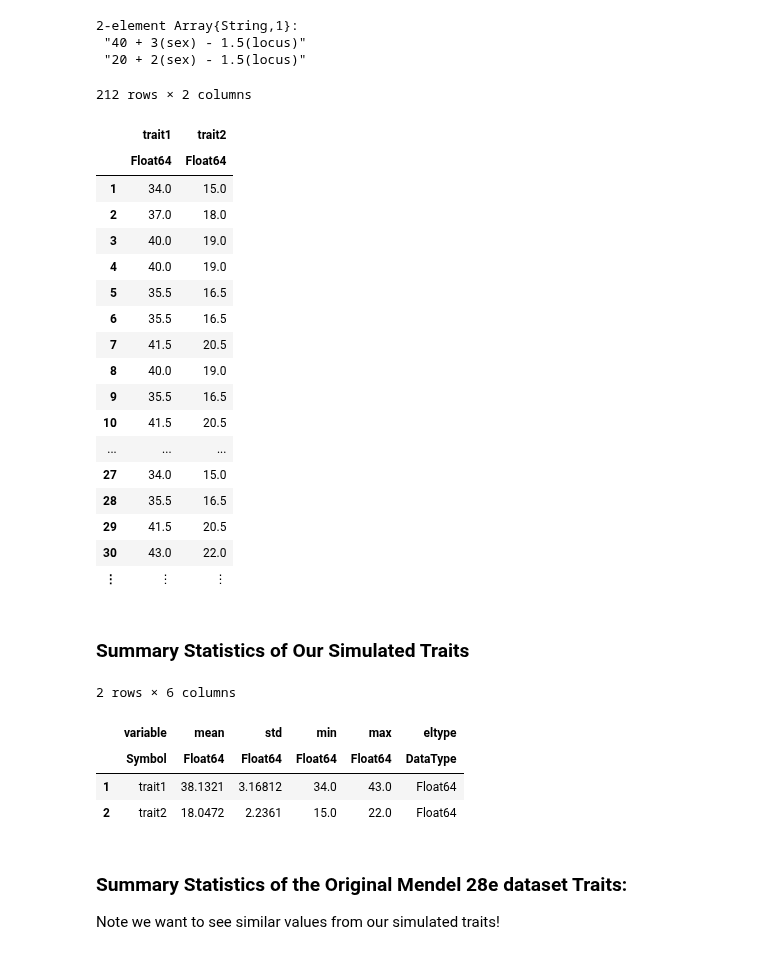
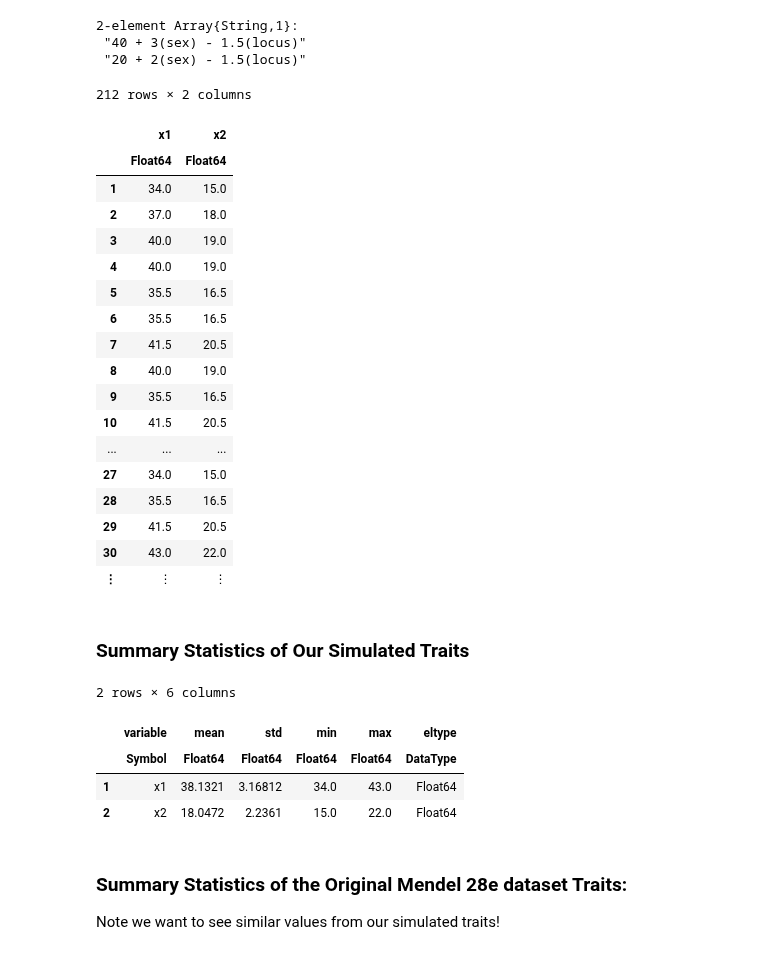
Before and after one commit to OpenMendel/TraitSimulation.jl, a Jupyter notebook: docs/TraitSimulation_28e.ipynb, the cells around one changed output. Saved outputs shown, nothing was run; the diff lists cells and outputs as text; code cells hidden in the pictures.

```diff
--- a/docs/TraitSimulation_28e.ipynb
+++ b/docs/TraitSimulation_28e.ipynb
@@ -127,7 +136,7 @@ $$
 
 First use `SnpArrays.jl` to read in the genotype data. The value 212 is the number of individuals in the genotype data set.
 # %%
-snpdata = SnpArray("traitsim28e.bed", 212)
+snpdata = SnpArray("traitsim28e.bed")
 # %% [output]
 212×253141 SnpArray:
  0x03  0x03  0x00  0x03  0x03  0x03  …  0x02  0x02  0x00  0x00  0x03  0x00
@@ -491,10 +510,10 @@ mean_formulas = ["40 + 3(sex) - 1.5(locus)", "20 + 2(sex) - 1.5(locus)"]
  "20 + 2(sex) - 1.5(locus)"
 # %%
 Multiple_LMM_traits_model = LMMTrait(mean_formulas, X, variance_formula)
-Simulated_LMM_Traits = simulate(Multiple_LMM_traits_model)
+Simulated_LMM_Traits = DataFrame(simulate(Multiple_LMM_traits_model))
 # %% [output]
 212 rows × 2 columns
-|  | trait1 | trait2 |
+|  | x1 | x2 |
 |  | Float64 | Float64 |
 | 1 | 34.0 | 15.0 |
 | 2 | 37.0 | 18.0 |
@@ -520,8 +539,8 @@ describe(Simulated_LMM_Traits, stats = [:mean, :std, :min, :max, :eltype])
 2 rows × 6 columns
 |  | variable | mean | std | min | max | eltype |
 |  | Symbol | Float64 | Float64 | Float64 | Float64 | DataType |
-| 1 | trait1 | 38.1321 | 3.16812 | 34.0 | 43.0 | Float64 |
-| 2 | trait2 | 18.0472 | 2.2361 | 15.0 | 22.0 | Float64 |
+| 1 | x1 | 38.1321 | 3.16812 | 34.0 | 43.0 | Float64 |
+| 2 | x2 | 18.0472 | 2.2361 | 15.0 | 22.0 | Float64 |
 # %% [markdown]
 ### Summary Statistics of the Original Mendel 28e dataset Traits:
 
```
Also changed, not shown: parts of 12 cells of this notebook.
